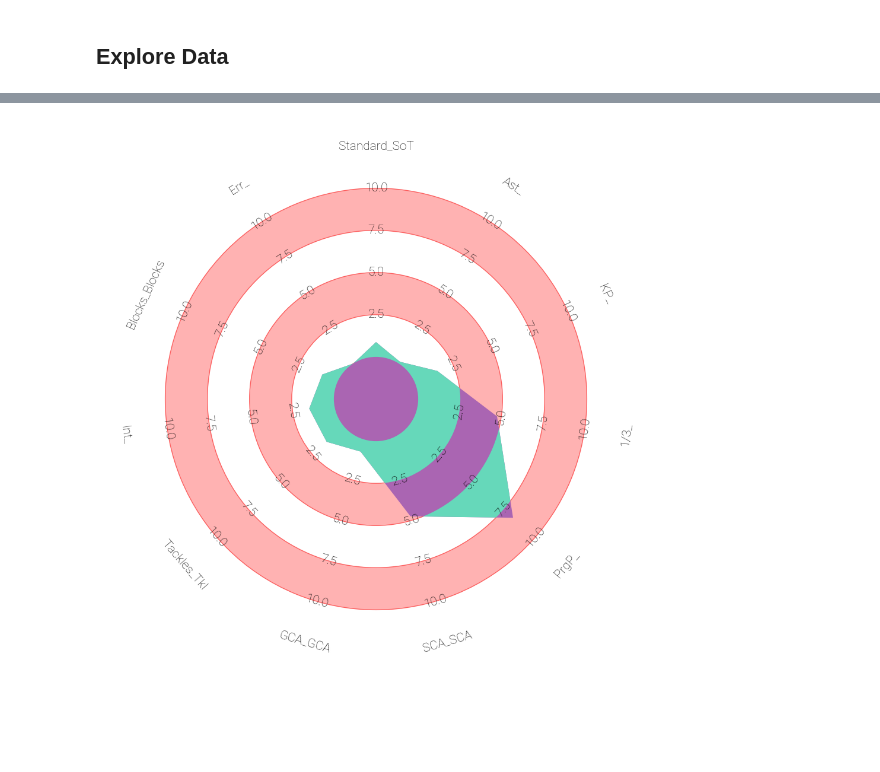
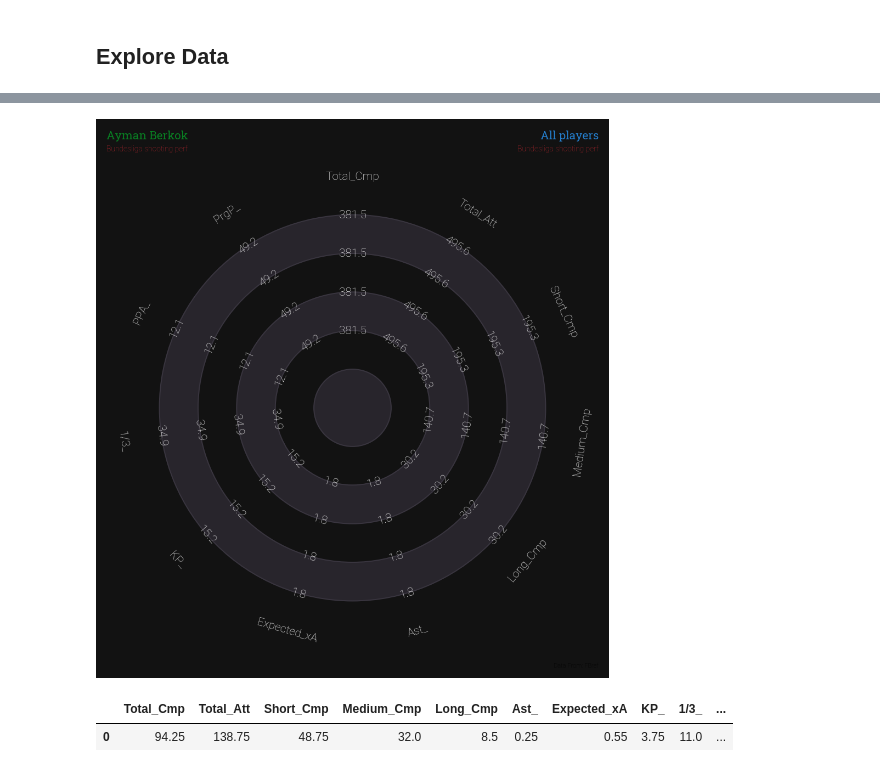
Before and after one commit to moyassinee/PlayerPerfAnalysis, a Jupyter notebook: notebooks/PlayerScouting.ipynb, the cells around one changed output, grey strips where cells are left out. Saved outputs shown, nothing was run; the diff lists cells and outputs as text; code cells hidden in the pictures; blank space fills up the shorter version.

```diff
--- a/notebooks/PlayerScouting.ipynb
+++ b/notebooks/PlayerScouting.ipynb
@@ -111,24 +82,20 @@ radar_df = radar_df.div(8)
-# %%
-params = radar_df.columns.tolist()
-values = radar_df.loc[0].values.tolist()
-
-
-URL4 = 'https://raw.githubusercontent.com/googlefonts/roboto/main/src/hinted/Roboto-Thin.ttf'
-robotto_thin = FontManager(URL4)
-# Parameters
-low = [0] * len(params)   # Min scale
-high = [10] * len(params)  # Max scale (percentiles)
-radar = Radar(params, low, high)
-
-fig, ax = radar.setup_axis()  # format axis as a radar
-rings_inner = radar.draw_circles(ax=ax, facecolor='#ffb2b2', edgecolor='#fc5f5f')  # draw circles
-radar_output = radar.draw_radar(values, ax=ax,
-                                kwargs_radar={'facecolor': '#aa65b2'},
-                                kwargs_rings={'facecolor': '#66d8ba'})  # draw the radar
-radar_poly, rings_outer, vertices = radar_output
-range_labels = radar.draw_range_labels(ax=ax, fontsize=15,
-                                       fontproperties=robotto_thin.prop)  # draw the range labels
-param_labels = radar.draw_param_labels(ax=ax, fontsize=15,
-                                       fontproperties=robotto_thin.prop)  # draw the param labels
-# %% [output]
-[figure, removed]
+# %%
+ayman_passing_df = Barkok_passing[['player_','Total_Cmp','Total_Att',
+       'Short_Cmp','Medium_Cmp', 'Long_Cmp','Ast_', 'Expected_xA', 'KP_', '1/3_', 'PPA_','PrgP_']]
+ayman_passing_df.fillna(0, inplace=True)
+ayman_passing_df = ayman_passing_df.groupby('player_').mean().reset_index().drop("player_", axis=1)
+
+all_passing = passing_df[(passing_df['player_'] != 'Aymen Barkok')  & (passing_df['pos_'].isin(["MF","MF,FW","FW,MF"]))]
+all_passing_radar_df = all_passing[['player_','Total_Cmp','Total_Att',
+       'Short_Cmp','Medium_Cmp', 'Long_Cmp','Ast_', 'Expected_xA', 'KP_', '1/3_', 'PPA_','PrgP_']]
+#all_radar_df.fillna(0, inplace=True)
+all_passing_radar_df = all_passing_radar_df.mean(numeric_only=True).to_frame().T
+
+plot_radar_chart_to_compare(ayman_passing_df, all_passing_radar_df,0,150)
+# %% [output]
+[figure, added]
+# %%
+ayman_passing_df
+# %% [output]
+|  | Total_Cmp | Total_Att | Short_Cmp | Medium_Cmp | Long_Cmp | Ast_ | Expected_xA | KP_ | 1/3_ | ... |
+| 0 | 94.25 | 138.75 | 48.75 | 32.0 | 8.5 | 0.25 | 0.55 | 3.75 | 11.0 | ... |
```
Also changed, not shown: parts of 8 cells of this notebook, 3 other files.
